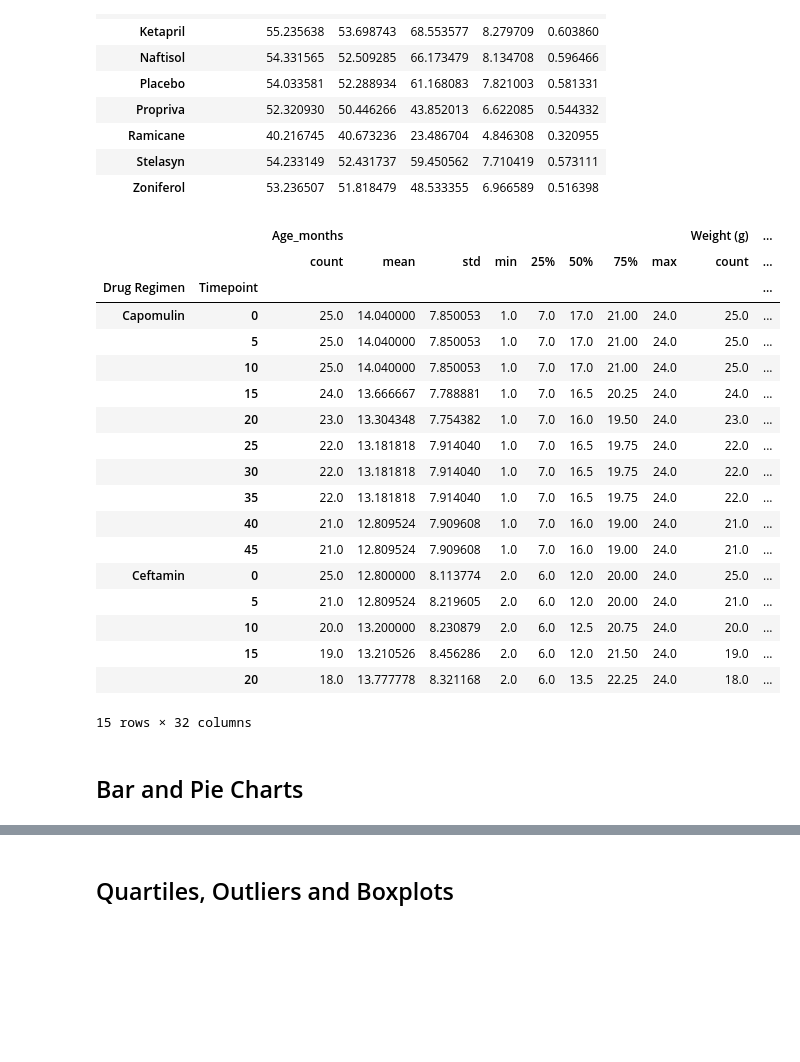
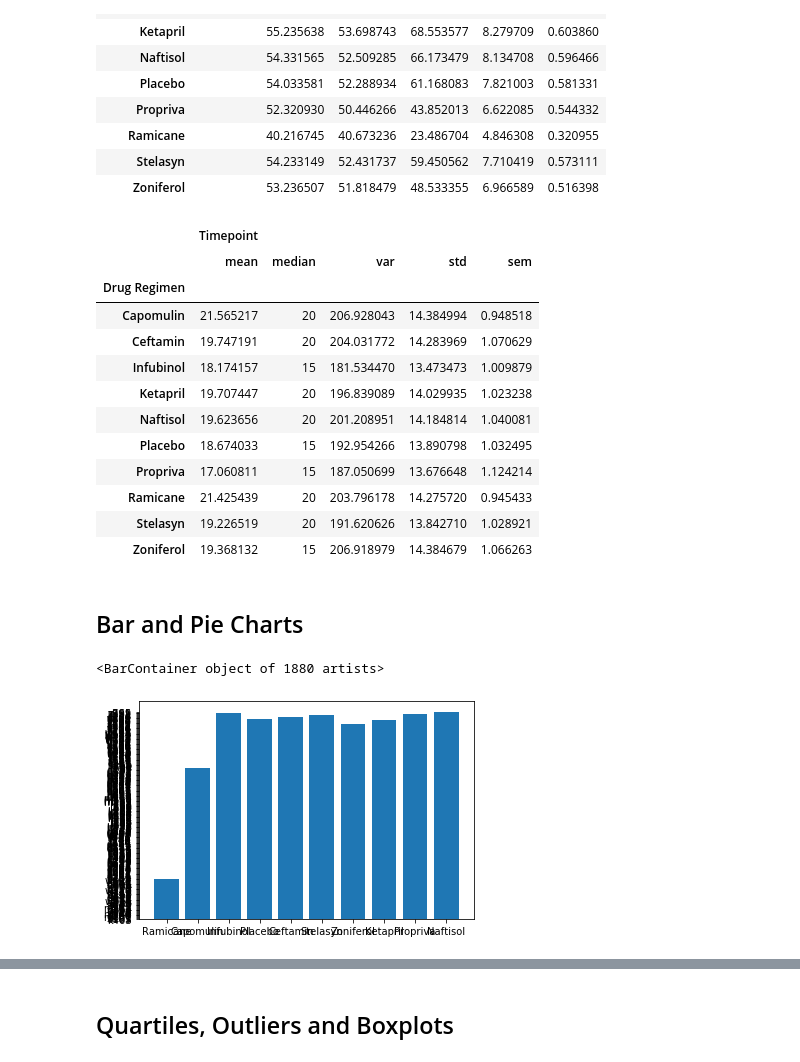
Before and after one commit to GStout17/Matplotlib-Challenge, a Jupyter notebook: Pymaceuticals_SCC _Tumor_Study.ipynb, the cells around one changed output, grey strips where cells are left out. Cells and saved outputs as stored; diff of their text form; code cells hidden in the pictures; blank space fills up the shorter version.

Commit message:
Generated bar graph using pandas

```diff
--- a/Pymaceuticals_SCC _Tumor_Study.ipynb
+++ b/Pymaceuticals_SCC _Tumor_Study.ipynb
@@ -178,33 +159,32 @@ clean_df.groupby("Drug Regimen").agg({"Tumor Volume (mm3)": ['mean', 'median', '
 # %%
 # Generate a summary statistics table of mean, median, variance, standard deviation, and SEM of the tumor volume for each regimen
 #group data by drug and timepoint
-drug_data = clean_df.groupby(["Drug Regimen", "Timepoint"])
+# This method produces everything in a single groupby function
 
-drug_stats = drug_data.describe()
-drug_stats.head(15)
-
-# This method produces everything in a single groupby function
+clean_df.groupby("Drug Regimen").agg({"Timepoint": ['mean', 'median', 'var', 'std','sem']})
 # %% [output]
-|  |  | Age_months |  |  |  |  |  |  |  | Weight (g) | ... |
-|  |  | count | mean | std | min | 25% | 50% | 75% | max | count | ... |
-| Drug Regimen | Timepoint |  |  |  |  |  |  |  |  |  | ... |
-| Capomulin | 0 | 25.0 | 14.040000 | 7.850053 | 1.0 | 7.0 | 17.0 | 21.00 | 24.0 | 25.0 | ... |
-|  | 5 | 25.0 | 14.040000 | 7.850053 | 1.0 | 7.0 | 17.0 | 21.00 | 24.0 | 25.0 | ... |
-|  | 10 | 25.0 | 14.040000 | 7.850053 | 1.0 | 7.0 | 17.0 | 21.00 | 24.0 | 25.0 | ... |
-|  | 15 | 24.0 | 13.666667 | 7.788881 | 1.0 | 7.0 | 16.5 | 20.25 | 24.0 | 24.0 | ... |
-|  | 20 | 23.0 | 13.304348 | 7.754382 | 1.0 | 7.0 | 16.0 | 19.50 | 24.0 | 23.0 | ... |
-|  | 25 | 22.0 | 13.181818 | 7.914040 | 1.0 | 7.0 | 16.5 | 19.75 | 24.0 | 22.0 | ... |
-|  | 30 | 22.0 | 13.181818 | 7.914040 | 1.0 | 7.0 | 16.5 | 19.75 | 24.0 | 22.0 | ... |
-|  | 35 | 22.0 | 13.181818 | 7.914040 | 1.0 | 7.0 | 16.5 | 19.75 | 24.0 | 22.0 | ... |
-|  | 40 | 21.0 | 12.809524 | 7.909608 | 1.0 | 7.0 | 16.0 | 19.00 | 24.0 | 21.0 | ... |
-|  | 45 | 21.0 | 12.809524 | 7.909608 | 1.0 | 7.0 | 16.0 | 19.00 | 24.0 | 21.0 | ... |
-| Ceftamin | 0 | 25.0 | 12.800000 | 8.113774 | 2.0 | 6.0 | 12.0 | 20.00 | 24.0 | 25.0 | ... |
-|  | 5 | 21.0 | 12.809524 | 8.219605 | 2.0 | 6.0 | 12.0 | 20.00 | 24.0 | 21.0 | ... |
-|  | 10 | 20.0 | 13.200000 | 8.230879 | 2.0 | 6.0 | 12.5 | 20.75 | 24.0 | 20.0 | ... |
-|  | 15 | 19.0 | 13.210526 | 8.456286 | 2.0 | 6.0 | 12.0 | 21.50 | 24.0 | 19.0 | ... |
-|  | 20 | 18.0 | 13.777778 | 8.321168 | 2.0 | 6.0 | 13.5 | 22.25 | 24.0 | 18.0 | ... |
+|  | Timepoint |  |  |  |  |
+|  | mean | median | var | std | sem |
+| Drug Regimen |  |  |  |  |  |
+| Capomulin | 21.565217 | 20 | 206.928043 | 14.384994 | 0.948518 |
+| Ceftamin | 19.747191 | 20 | 204.031772 | 14.283969 | 1.070629 |
+| Infubinol | 18.174157 | 15 | 181.534470 | 13.473473 | 1.009879 |
+| Ketapril | 19.707447 | 20 | 196.839089 | 14.029935 | 1.023238 |
+| Naftisol | 19.623656 | 20 | 201.208951 | 14.184814 | 1.040081 |
+| Placebo | 18.674033 | 15 | 192.954266 | 13.890798 | 1.032495 |
+| Propriva | 17.060811 | 15 | 187.050699 | 13.676648 | 1.124214 |
+| Ramicane | 21.425439 | 20 | 203.796178 | 14.275720 | 0.945433 |
+| Stelasyn | 19.226519 | 20 | 191.620626 | 13.842710 | 1.028921 |
+| Zoniferol | 19.368132 | 15 | 206.918979 | 14.384679 | 1.066263 |
-15 rows × 32 columns
 # %% [markdown]
 ## Bar and Pie Charts
 # %%
 # Generate a bar plot showing the total number of mice for each treatment throughout the course of the study using pandas.
+
+drug_bar = clean_df["Drug Regimen"]
+mouse_bar = clean_df ['Mouse ID']
+
+plt.bar(drug_bar, mouse_bar)
+# %% [output]
+<BarContainer object of 1880 artists>
+[figure, added]
```
Also changed, not shown: parts of 5 cells of this notebook.
